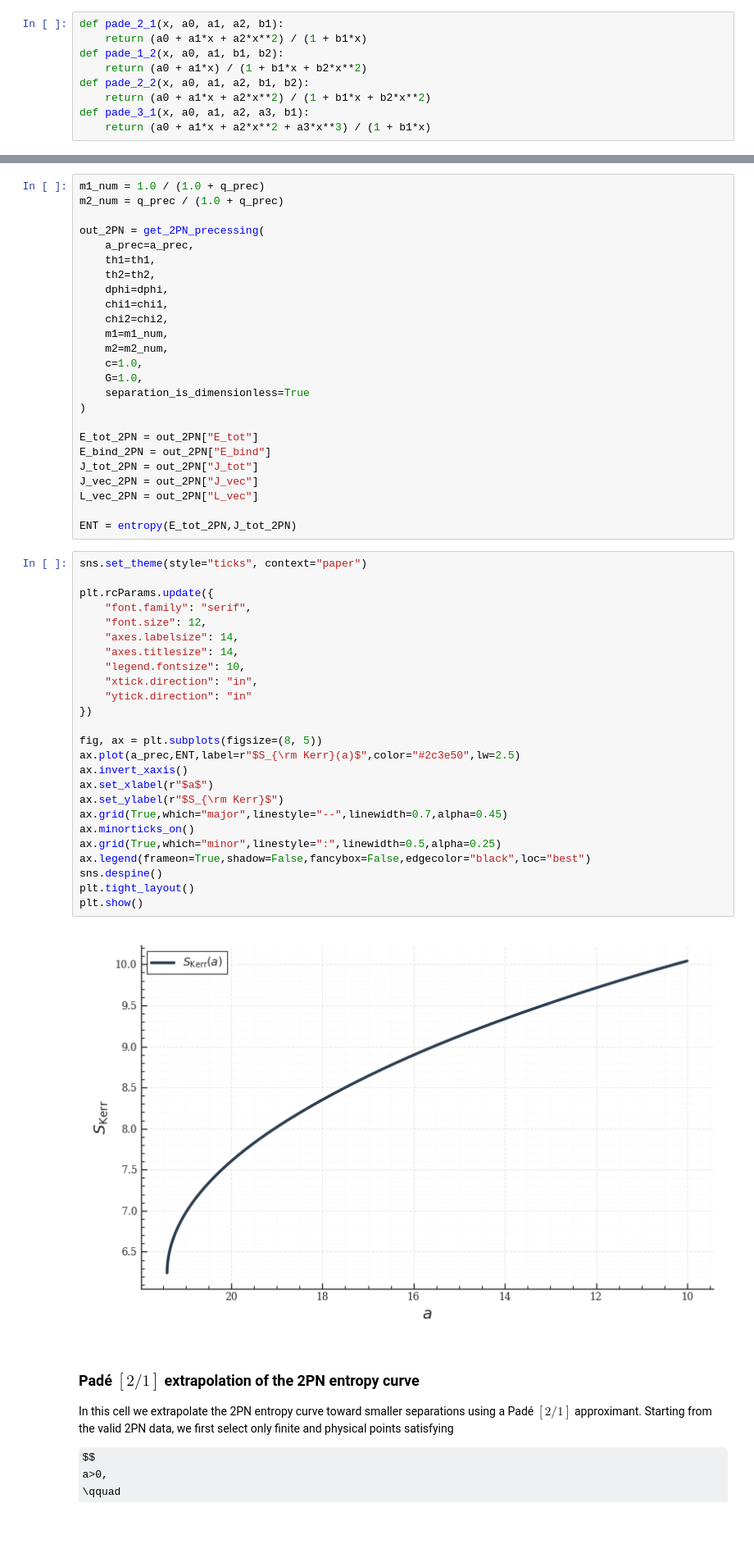
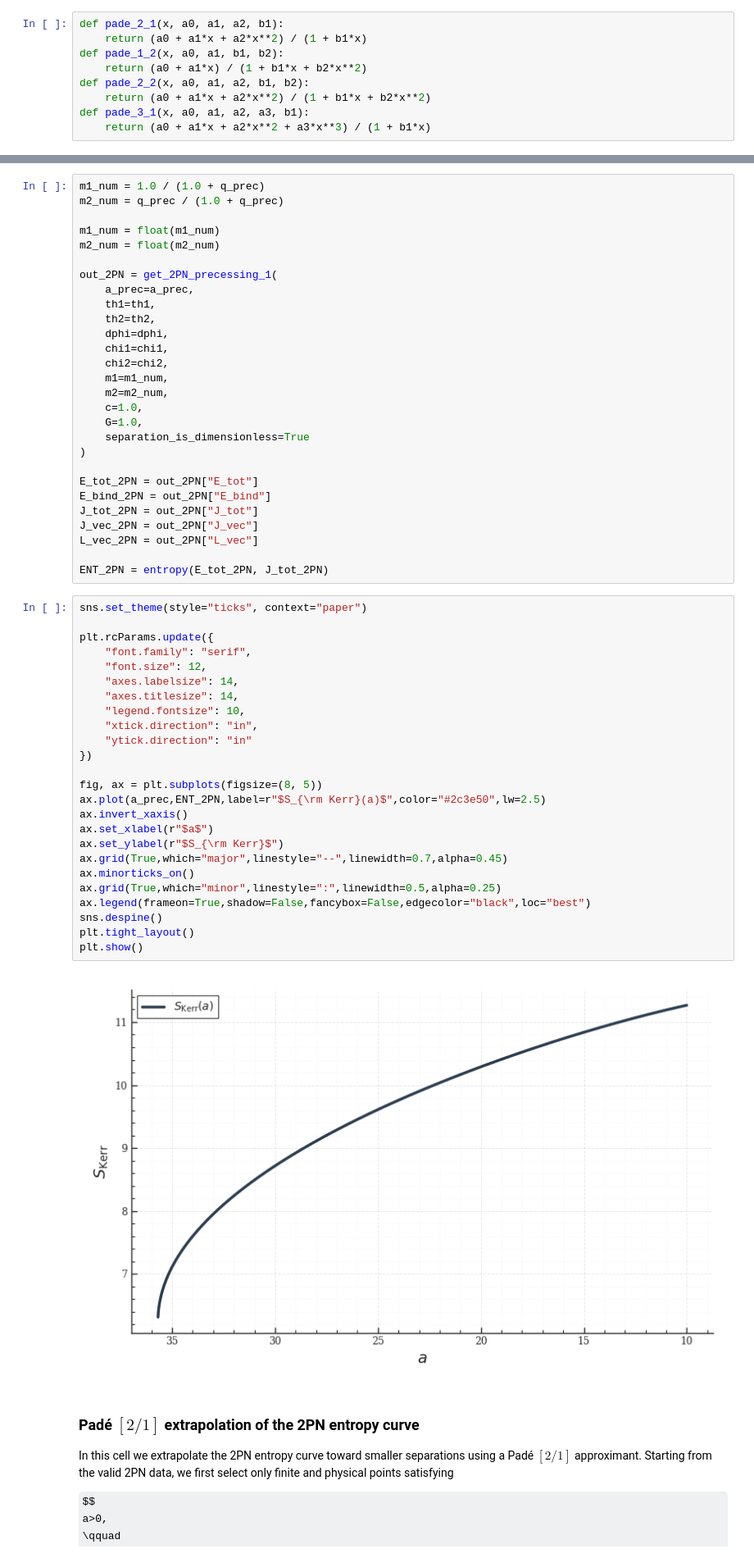
Before and after one commit to giacomobrugali/Entropy-conjecture, a Jupyter notebook: Entropy-conjecture/2PN_Analysis/2PN.ipynb, the cells around one changed output, grey strips where cells are left out. Shown at 82% size. Cells and saved outputs as stored; diff of their text form; some formulas as TeX source; blank space fills up the shorter version.

```diff
--- a/Entropy-conjecture/2PN_Analysis/2PN.ipynb
+++ b/Entropy-conjecture/2PN_Analysis/2PN.ipynb
@@ -777,7 +1513,10 @@ Surrogate Entropy = 10.70668988037251
 m1_num = 1.0 / (1.0 + q_prec)
 m2_num = q_prec / (1.0 + q_prec)
 
-out_2PN = get_2PN_precessing(
+m1_num = float(m1_num)
+m2_num = float(m2_num)
+
+out_2PN = get_2PN_precessing_1(
     a_prec=a_prec,
     th1=th1,
     th2=th2,
@@ -797,34 +1536,34 @@ J_tot_2PN = out_2PN["J_tot"]
 J_vec_2PN = out_2PN["J_vec"]
 L_vec_2PN = out_2PN["L_vec"]
 
-ENT = entropy(E_tot_2PN,J_tot_2PN)
+ENT_2PN = entropy(E_tot_2PN, J_tot_2PN)
 # %%
 sns.set_theme(style="ticks", context="paper")
 
 plt.rcParams.update({
     "font.family": "serif",
     "font.size": 12,
     "axes.labelsize": 14,
     "axes.titlesize": 14,
     "legend.fontsize": 10,
     "xtick.direction": "in",
     "ytick.direction": "in"
 })
 
 fig, ax = plt.subplots(figsize=(8, 5))
-ax.plot(a_prec,ENT,label=r"$S_{\rm Kerr}(a)$",color="#2c3e50",lw=2.5)
+ax.plot(a_prec,ENT_2PN,label=r"$S_{\rm Kerr}(a)$",color="#2c3e50",lw=2.5)
 ax.invert_xaxis()
 ax.set_xlabel(r"$a$")
 ax.set_ylabel(r"$S_{\rm Kerr}$")
 ax.grid(True,which="major",linestyle="--",linewidth=0.7,alpha=0.45)
 ax.minorticks_on()
 ax.grid(True,which="minor",linestyle=":",linewidth=0.5,alpha=0.25)
 ax.legend(frameon=True,shadow=False,fancybox=False,edgecolor="black",loc="best")
 sns.despine()
 plt.tight_layout()
 plt.show()
 # %% [output]
-[figure, old version]
+[figure, new version]
 # %% [markdown]
 ### Padé $[2/1]$ extrapolation of the 2PN entropy curve
 
```
Also changed, not shown: parts of 14 cells of this notebook, 44 other files.
